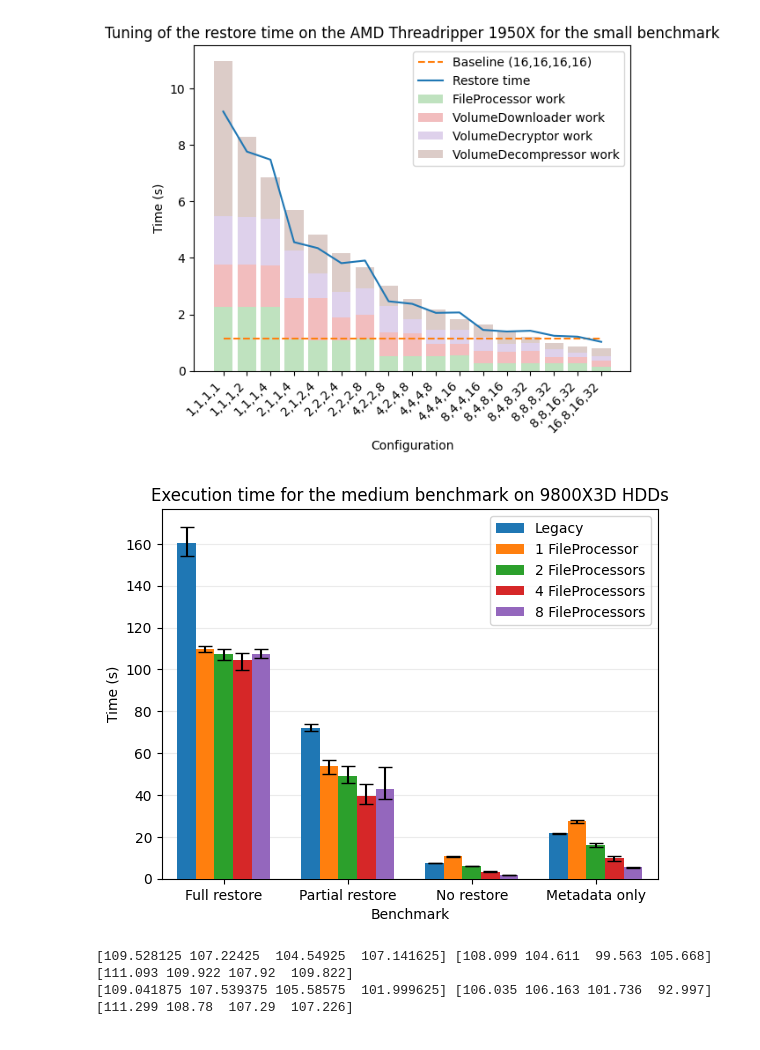
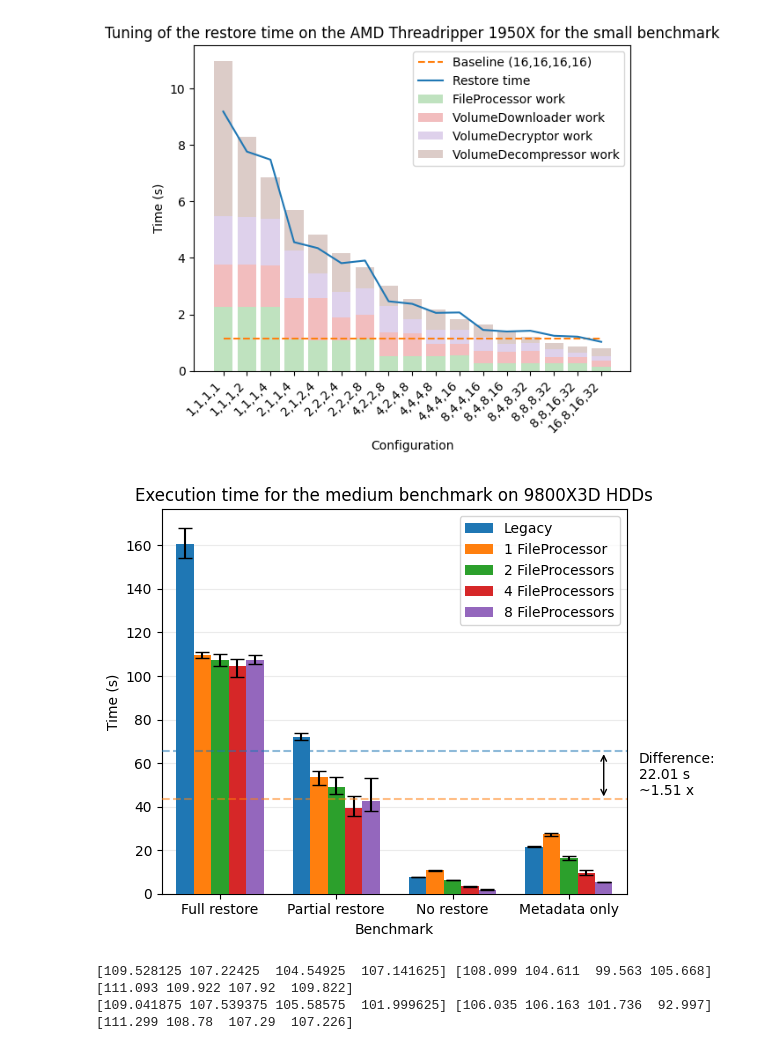
Before and after one commit to carljohnsen/duplicati-blogpost, a Jupyter notebook: WIP-restore/benchmark/plotting.ipynb, the cells around one changed output. Saved outputs shown, nothing was run; the diff lists cells and outputs as text; code cells hidden in the pictures.

Commit message:
Added difference highlight to the HDD benchmark plot

```diff
--- a/WIP-restore/benchmark/plotting.ipynb
+++ b/WIP-restore/benchmark/plotting.ipynb
@@ -293,34 +293,46 @@ def plot_bars_hdd(means, mins, maxs, label, pos):
 
     plt.bar(np.arange(len(benchmarks)) + off, means, yerr=[means-mins, maxs-means], capsize=5, width=width, label=label, zorder=3)
 
 def get_stats(run, legacy):
     means = []
     mins = []
     maxs = []
     for b in benchmarks:
         mean, mi, ma = clean(run[b][legacy])
         means.append(mean)
         mins.append(mi)
         maxs.append(ma)
     return np.array(means), np.array(mins), np.array(maxs)
 
 means, mins, maxs = get_stats(runs[f'{host_prefix}8']['medium'], 'true')
+legacy_mean = np.mean(means)
 plot_bars_hdd(np.array(means), np.array(mins), np.array(maxs), f'Legacy', 0)
+new_means = []
 for i, host in enumerate(hosts[:]):
     means, mins, maxs = get_stats(runs[host]['medium'], 'false')
+
+    new_means.append(np.mean(means))
     plot_bars_hdd(np.array(means), np.array(mins), np.array(maxs), f'{host[-1]} FileProcessor{"s" if i > 0 else ""}', i+1)
+new_means = np.mean(new_means)
 
+colors = plt.rcParams['axes.prop_cycle'].by_key()['color']
 plt.xticks(np.arange(len(benchmarks)), benchmarks_labels)
 plt.legend()
 plt.xlim(-.5, len(benchmarks)-.5)
 plt.ylabel('Time (s)')
 plt.xlabel('Benchmark')
 plt.title(f'Execution time for the medium benchmark on 9800X3D HDDs')
+plt.hlines(legacy_mean, -.5, len(benchmarks)-.5, colors=colors[0], alpha=.5, linestyles='dashed', label='Legacy mean', zorder=4)
+plt.hlines(new_means, -.5, len(benchmarks)-.5, colors=colors[1], alpha=.5, linestyles='dashed', label='New mean', zorder=4)
+average_speedup = legacy_mean/new_means
+plt.annotate('', xy=(3.3, new_means), xytext=(3.3, legacy_mean), arrowprops=dict(arrowstyle='<->', color='black'))
+plt.text(3.6, (legacy_mean+new_means)/2, f'Difference:\n{np.abs(new_means-legacy_mean):.2f} s\n~{average_speedup:.2f} x', verticalalignment='center', horizontalalignment='left')
 plt.grid(axis='y', alpha=.25, zorder=0)
+plt.tight_layout()
 plt.savefig(f'{figures_dir}/hdd_medium.png', dpi=300)
 #plt.show()
 # %% [output]
-[figure, old version]
+[figure, new version]
 # %%
 # Load runs
 n_fps = [2 ** i for i in range(4)]
```
Also changed, not shown: 2 other files.
